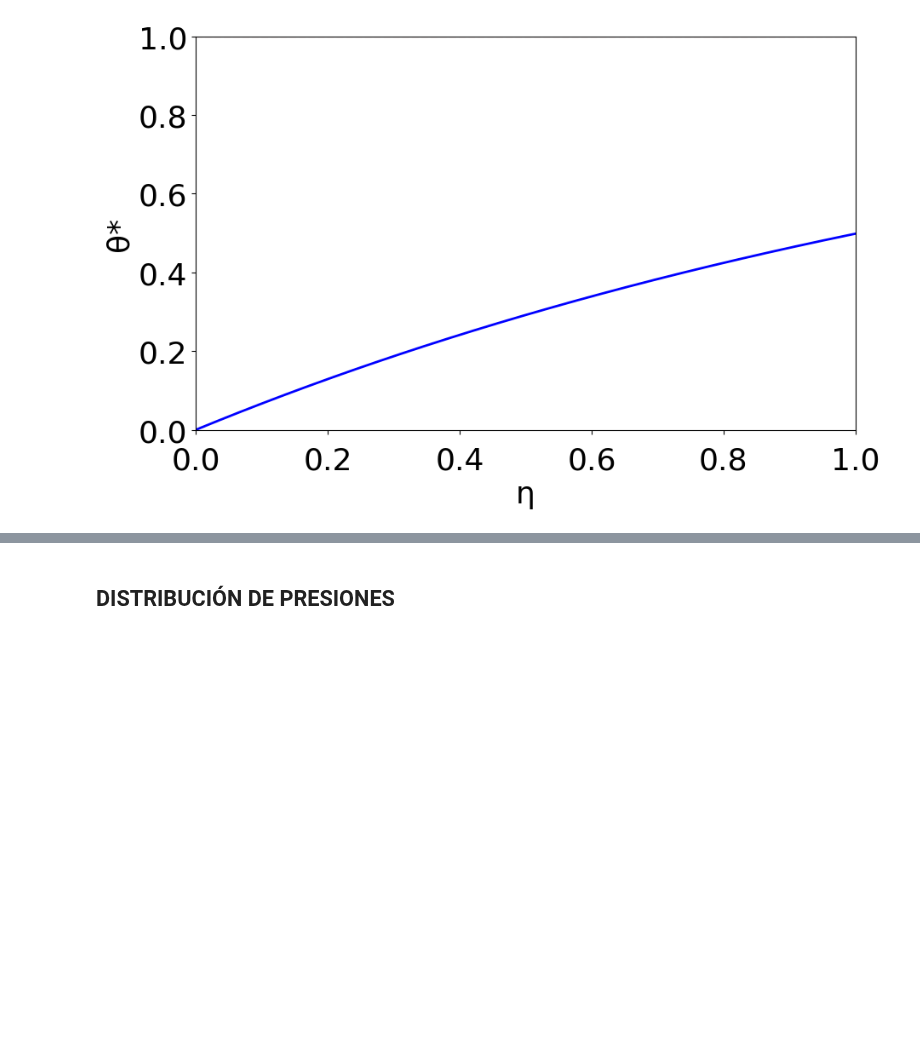
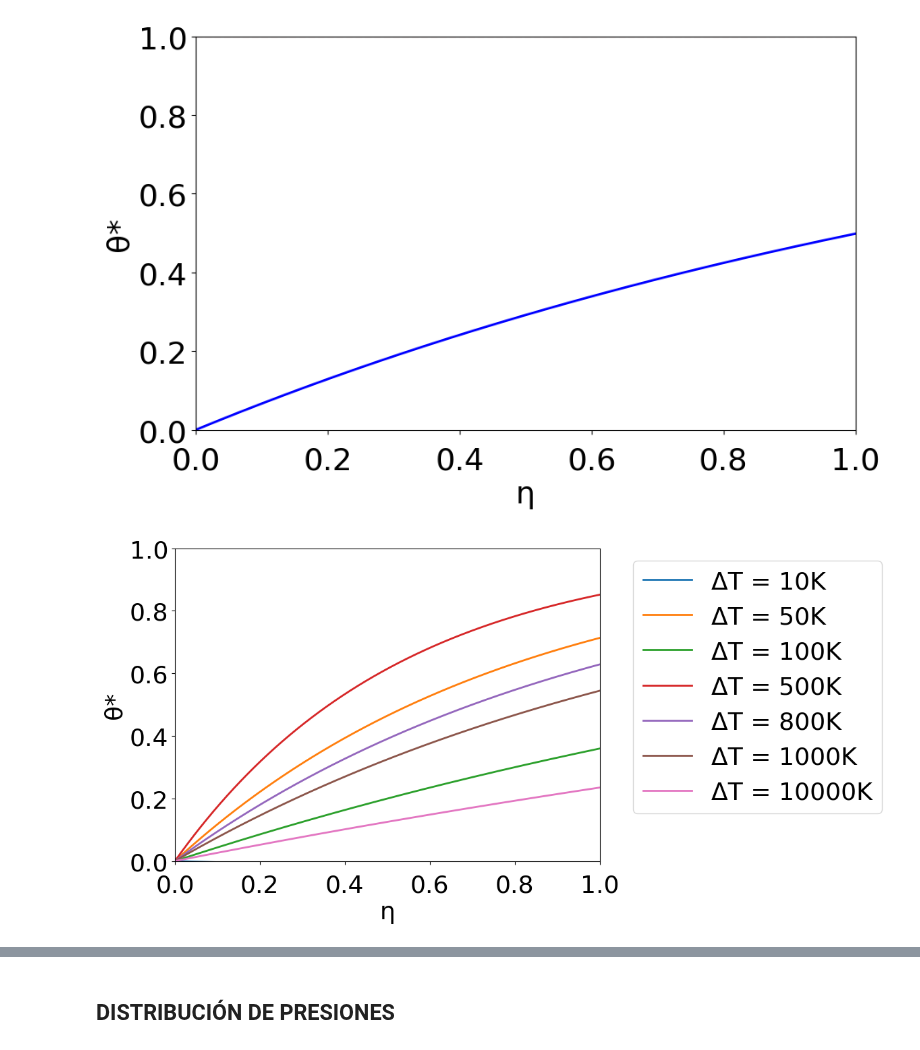
Before and after one commit to angelgvillatoro/bullville_M1, a Jupyter notebook: tfm/4_9_24.ipynb, the cells around one changed output, grey strips where cells are left out. Saved outputs shown, nothing was run; the diff lists cells and outputs as text; code cells hidden in the pictures; blank space fills up the shorter version.

```diff
--- a/tfm/4_9_24.ipynb
+++ b/tfm/4_9_24.ipynb
@@ -122,3 +126,93 @@ plt.show()
 # %% [output]
 El valor de theta cuando eta = 1 es: 0.4986
 [figure]
+# %%
+def calculate_parameters(delta_T):
+    T_w = T_a + delta_T
+    h = 1.42 * (delta_T/L)**(1/4)
+    phi = 1 / (beta * delta_T)
+    Ri = 2 * rho_0**2 * g * beta * L * Cp**2 * delta_T / h**2
+    Ra = rho_0**2 * g * beta * Cp * D**2 * delta_T / (16 * nu * h)
+    LAMBDA = L/D
+    return phi, Ri, Ra, LAMBDA, h
+
+def f(v, phi, Ri, Ra, LAMBDA):
+    return phi + Ri**-1 * v**2 + Ra**-1 * v - 1 + (v/LAMBDA) * (1 - math.exp(-LAMBDA/v))
+
+def f_prime(v, Ri, Ra, LAMBDA):
+    return 2 * Ri**-1 * v + Ra**-1 + (1/LAMBDA) * (1 - (1 + 1/v)*math.exp(-LAMBDA/v))
+
+def newton_raphson(phi, Ri, Ra, LAMBDA, v0=0.1, tol=1e-6, max_iter=100):
+    v = v0
+    for i in range(max_iter):
+        v_new = v - f(v, phi, Ri, Ra, LAMBDA) / f_prime(v, Ri, Ra, LAMBDA)
+        if abs(v_new - v) < tol:
+            return v_new, i+1
+        v = v_new
+    return v, max_iter  # Devuelve el último valor y el número máximo de iteraciones si no converge
+
+
+def theta_estrella(eta, LAMBDA, v_e):
+    a = LAMBDA / v_e
+    return 1 - np.exp(-a * eta)
+
+# Primero, creamos una lista para almacenar los datos de cada fila
+table_data = []
+
+# Lista de diferencias de temperatura
+delta_T_list = [10, 50, 100, 500, 800, 1000, 10000]
+
+# Crear la figura con un tamaño específico y espacio para la leyenda
+fig, ax = plt.subplots(figsize=(12, 6))
+
+# Graficar y recopilar datos
+for delta_T in delta_T_list:
+    phi, Ri, Ra, LAMBDA, h = calculate_parameters(delta_T)
+    v_0, _ = newton_raphson(phi, Ri, Ra, LAMBDA)
+    eta = np.linspace(0, 1, 1000)
+    theta = theta_estrella(eta, LAMBDA, v_0)
+    theta_1 = theta_estrella(1, LAMBDA, v_0)
+    T_f = delta_T * theta_1 + T_a
+    ax.plot(eta, theta, linewidth=2,
+            label=f'ΔT = {delta_T:.0f}K')
+    table_data.append([delta_T, v_0, theta_1, T_f-273, Ra, Ri, phi])
+
+# Configurar los ejes y etiquetas
+ax.set_xlabel('η', fontsize=26)
+ax.set_ylabel('θ*', fontsize=26)
+ax.set_xlim(0, 1)
+ax.set_ylim(0, 1)
+ax.tick_params(axis='both', which='major', labelsize=26)
+ax.tick_params(axis='x', which='major', pad=10)
+
+# Mover la leyenda fuera de la gráfica
+ax.legend(fontsize=26, bbox_to_anchor=(1.05, 1), loc='upper left')
+
+# Ajustar el diseño para que la leyenda no se superponga
+plt.tight_layout()
+
+# Mostrar la gráfica
+plt.show()
+
+# Ahora generamos el código LaTeX para la tabla
+latex_table = r"\begin{table}[h]" + "\n"
+latex_table += r"\centering" + "\n"
+latex_table += r"\begin{tabular}{|c|c|c|c|c|c|c|}" + "\n"
+latex_table += r"\hline" + "\n"
+latex_table += r"$\Delta T$ (K) & $v_e$ & $\theta^*(\eta=1)$ & $T_f$ ($^\circ$C) & Ra & Ri & $\phi$ \\" + "\n"
+latex_table += r"\hline" + "\n"
+
+# Añadimos los datos a la tabla
+for row in table_data:
+    latex_table += f"{row[0]:.0f} & {row[1]:.2f} & {row[2]:.4f} & {row[3]:.2f} & {row[4]:.2e} & {row[5]:.2e} & {row[6]:.4f} \\\\" + "\n"
+    latex_table += r"\hline" + "\n"
+
+latex_table += r"\end{tabular}" + "\n"
+latex_table += r"\caption{Valores relevantes para diferentes $\Delta T$}" + "\n"
+latex_table += r"\label{tab:resultados}" + "\n"
+latex_table += r"\end{table}"
+
+# Imprimimos el código LaTeX
+print(latex_table)
+# %% [output]
+[figure, added]
```
Also changed, not shown: parts of 2 cells of this notebook, 1 other file.
